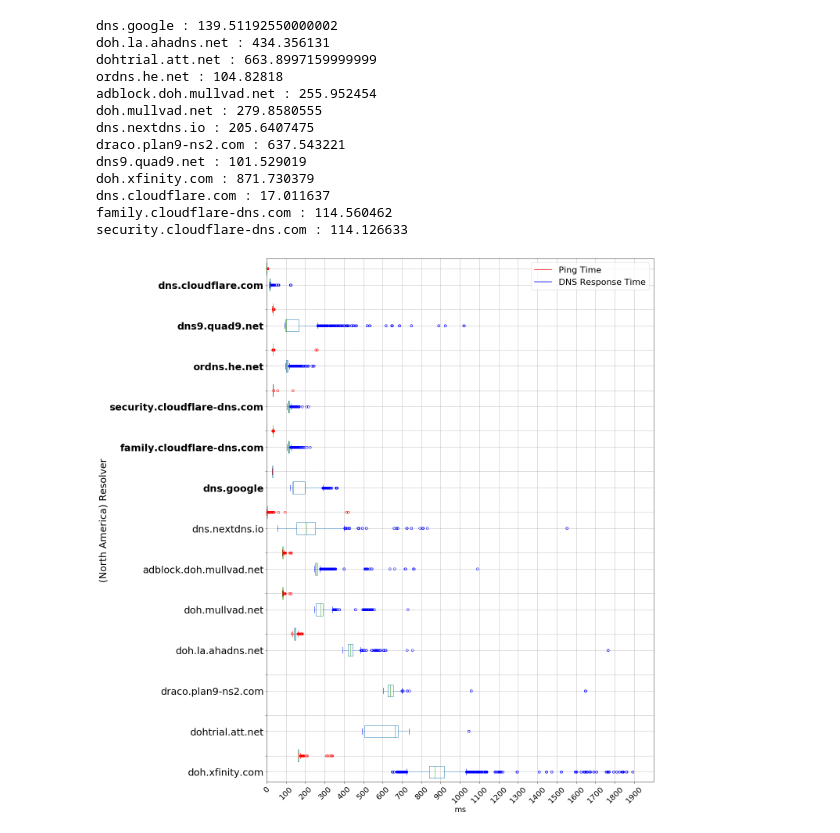
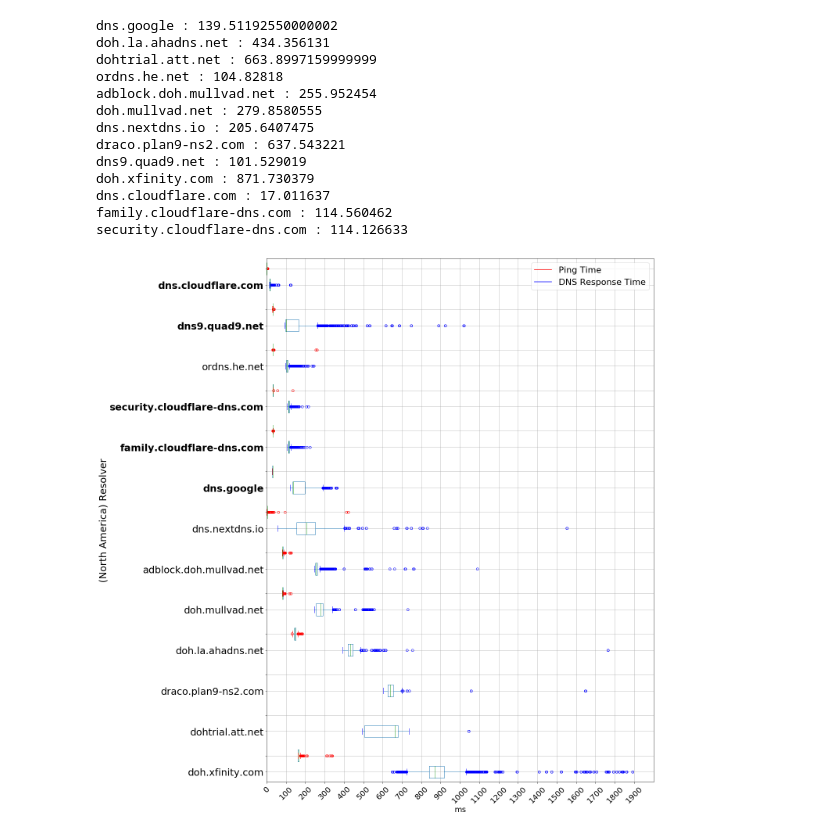
Before and after one commit to noise-lab/dns-measurement, a Jupyter notebook: src/measure/dns-timing/Asia_data_full.ipynb, the cells around one changed output. Drawn from its saved outputs; the diff is of its cells as text; code cells hidden in the pictures.

```diff
--- a/src/measure/dns-timing/Asia_data_full.ipynb
+++ b/src/measure/dns-timing/Asia_data_full.ipynb
@@ -255,35 +255,34 @@ ping_times = NA_ping[medians.index]
 NA_response_times = NA_frame_to_plot[medians.index]
 
 
 NA_boxplot = NA_response_times.boxplot(vert=False,figsize=(20,20),showfliers=True,capprops=dict(color=c),whiskerprops=dict(color=c),flierprops=dict(color=c, markeredgecolor=c),medianprops=dict(color=c), meanprops=dict(color=c),  positions=np.array(range(len(NA_dict_resp_time_series)))*2.0-0.4, widths=0.6)
 NA_ping_boxplot = ping_times.boxplot(vert=False,figsize=(20,20),showfliers=True,capprops=dict(color=z),whiskerprops=dict(color=z),flierprops=dict(color=z, markeredgecolor=z),medianprops=dict(color=z), meanprops=dict(color=z), positions=np.array(range(len(NA_dict_ping_series)))*2.0+0.4, widths=0.6)
 
 plt.plot([], c='red', label='Ping Time')
 plt.plot([], c='blue', label='DNS Response Time')
 plt.legend(loc = 'upper right', fontsize=22)
 
 xl = 2000
 plt.xlim(0,xl)
 plt.xlabel('ms', fontsize=20)
 plt.xticks(rotation=45, fontsize=20)
 plt.yticks(fontsize=25)
 plt.ylabel('(North America) Resolver', fontsize=25)
 plt.gca().get_yticklabels()[12].set_weight("bold")
 plt.gca().get_yticklabels()[11].set_weight("bold")
-plt.gca().get_yticklabels()[10].set_weight("bold")
 plt.gca().get_yticklabels()[9].set_weight("bold")
 plt.gca().get_yticklabels()[8].set_weight("bold")
 plt.gca().get_yticklabels()[7].set_weight("bold")
 
 #plt.xscale('log')
 
 plt.xticks(np.arange(0, xl, step=100))
 plt.tight_layout()
 plt.grid(True)
 plt.savefig("../../../paper/figures/Seoul_North_America_Full.pdf")
 plt.show()
 # %% [output]
-[figure, old version]
+[figure, new version]
 # %%
 # Median of each resolver in ascending order (removed the ones with nan)
 asia_array_of_resolvers = pd.Series(ip_asia['resolver']).unique()
```
Also changed, not shown: parts of 2 cells of this notebook, 17 other files.
